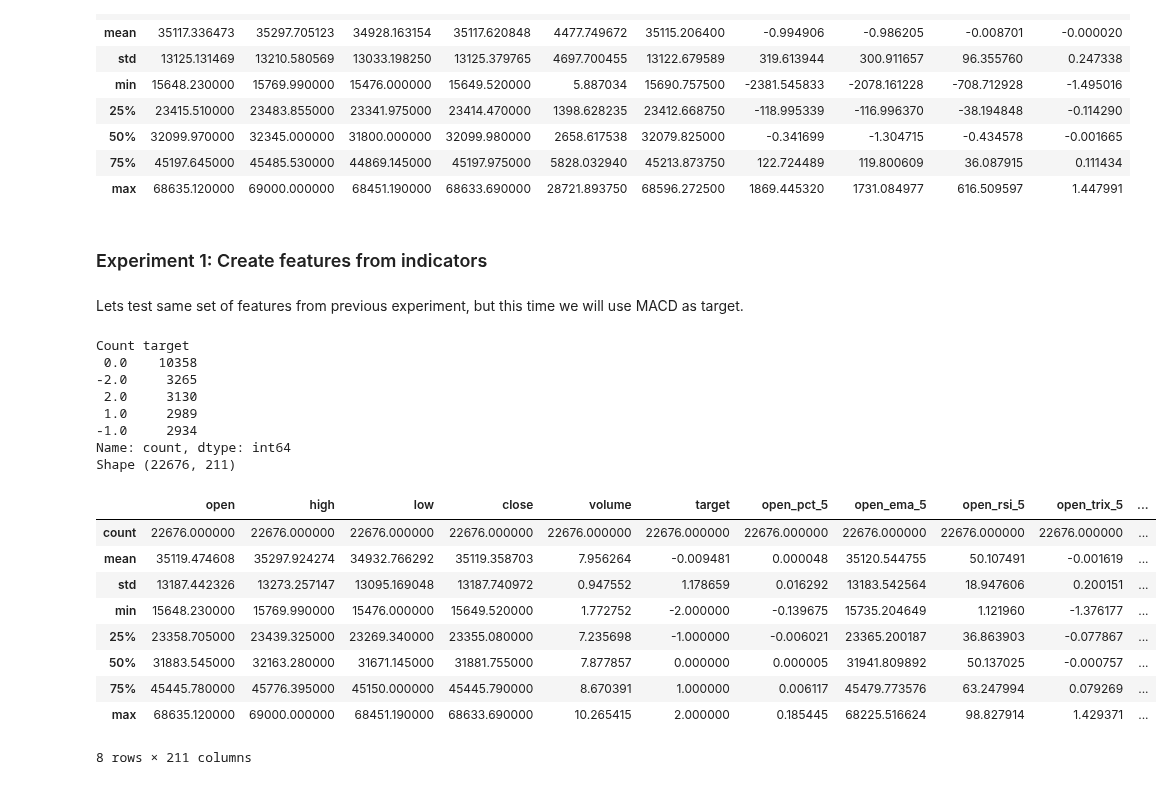
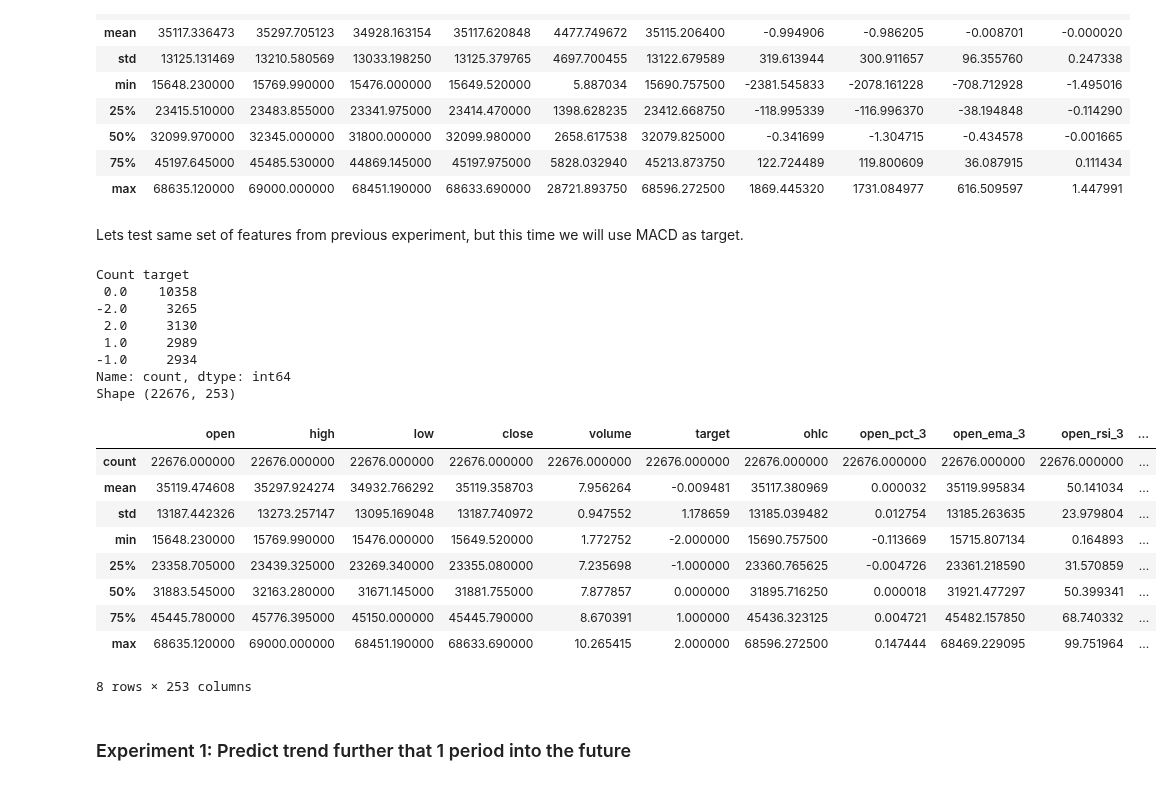
Before and after one commit to natapone/btc_live_price_prediction, a Jupyter notebook: 03_model_improvement.ipynb, the cells around one changed output. Cells and saved outputs as stored; diff of their text form; code cells hidden in the pictures.

```diff
--- a/03_model_improvement.ipynb
+++ b/03_model_improvement.ipynb
@@ -86,8 +86,6 @@ df.describe()
 | 50% | 32099.970000 | 32345.000000 | 31800.000000 | 32099.980000 | 2658.617538 | 32079.825000 | -0.341699 | -1.304715 | -0.434578 | -0.001665 |
 | 75% | 45197.645000 | 45485.530000 | 44869.145000 | 45197.975000 | 5828.032940 | 45213.873750 | 122.724489 | 119.800609 | 36.087915 | 0.111434 |
 | max | 68635.120000 | 69000.000000 | 68451.190000 | 68633.690000 | 28721.893750 | 68596.272500 | 1869.445320 | 1731.084977 | 616.509597 | 1.447991 |
-# %% [markdown]
-### Experiment 1: Create features from indicators
 # %% [markdown]
 Lets test same set of features from previous experiment, but this time we will use MACD as target.
 # %%
@@ -129,11 +127,14 @@ def get_features_v1(df):
     df = df.copy()
 
     # List of periods
-    periods = [5, 10, 20, 40, 80]
+    periods = [3, 5, 10, 20, 40, 80]
     inputs = ['open', 'high', 'low', 'close', 'volume']
 
     # log volume
     df['volume'] = np.log(df['volume'])
+
+    # ohlc
+    df['ohlc'] = (df['open'] + df['high'] + df['low'] + df['close']) / 4
 
     # loop periods and inputs
     for period in periods:
@@ -185,41 +186,44 @@ def get_features_v1(df):
 
         # DX
         df.loc[:, f'price_dx_{period}'] = talib.DX(df['high'].values, df['low'].values, df['close'].values, timeperiod=period)
 
+
     df = df.copy()
 
     return df
 
 df = read_hist_data()
 df = get_target_next_macd(df)
 df = get_features_v1(df)
 df = df.dropna()
 
 # print(df.head(5))
 # print(df.tail(5))
 
 # Count target values
 print("Count", df['target'].value_counts())
 
 print("Shape", df.shape)
 
 df.describe()
 # %% [output]
 Count target
  0.0    10358
 -2.0     3265
  2.0     3130
  1.0     2989
 -1.0     2934
 Name: count, dtype: int64
-Shape (22676, 211)
+Shape (22676, 253)
-|  | open | high | low | close | volume | target | open_pct_5 | open_ema_5 | open_rsi_5 | open_trix_5 | ... |
+|  | open | high | low | close | volume | target | ohlc | open_pct_3 | open_ema_3 | open_rsi_3 | ... |
 | count | 22676.000000 | 22676.000000 | 22676.000000 | 22676.000000 | 22676.000000 | 22676.000000 | 22676.000000 | 22676.000000 | 22676.000000 | 22676.000000 | ... |
-| mean | 35119.474608 | 35297.924274 | 34932.766292 | 35119.358703 | 7.956264 | -0.009481 | 0.000048 | 35120.544755 | 50.107491 | -0.001619 | ... |
-| std | 13187.442326 | 13273.257147 | 13095.169048 | 13187.740972 | 0.947552 | 1.178659 | 0.016292 | 13183.542564 | 18.947606 | 0.200151 | ... |
-| min | 15648.230000 | 15769.990000 | 15476.000000 | 15649.520000 | 1.772752 | -2.000000 | -0.139675 | 15735.204649 | 1.121960 | -1.376177 | ... |
-| 25% | 23358.705000 | 23439.325000 | 23269.340000 | 23355.080000 | 7.235698 | -1.000000 | -0.006021 | 23365.200187 | 36.863903 | -0.077867 | ... |
-| 50% | 31883.545000 | 32163.280000 | 31671.145000 | 31881.755000 | 7.877857 | 0.000000 | 0.000005 | 31941.809892 | 50.137025 | -0.000757 | ... |
-| 75% | 45445.780000 | 45776.395000 | 45150.000000 | 45445.790000 | 8.670391 | 1.000000 | 0.006117 | 45479.773576 | 63.247994 | 0.079269 | ... |
-| max | 68635.120000 | 69000.000000 | 68451.190000 | 68633.690000 | 10.265415 | 2.000000 | 0.185445 | 68225.516624 | 98.827914 | 1.429371 | ... |
+| mean | 35119.474608 | 35297.924274 | 34932.766292 | 35119.358703 | 7.956264 | -0.009481 | 35117.380969 | 0.000032 | 35119.995834 | 50.141034 | ... |
+| std | 13187.442326 | 13273.257147 | 13095.169048 | 13187.740972 | 0.947552 | 1.178659 | 13185.039482 | 0.012754 | 13185.263635 | 23.979804 | ... |
+| min | 15648.230000 | 15769.990000 | 15476.000000 | 15649.520000 | 1.772752 | -2.000000 | 15690.757500 | -0.113669 | 15715.807134 | 0.164893 | ... |
+| 25% | 23358.705000 | 23439.325000 | 23269.340000 | 23355.080000 | 7.235698 | -1.000000 | 23360.765625 | -0.004726 | 23361.218590 | 31.570859 | ... |
+| 50% | 31883.545000 | 32163.280000 | 31671.145000 | 31881.755000 | 7.877857 | 0.000000 | 31895.716250 | 0.000018 | 31921.477297 | 50.399341 | ... |
+| 75% | 45445.780000 | 45776.395000 | 45150.000000 | 45445.790000 | 8.670391 | 1.000000 | 45436.323125 | 0.004721 | 45482.157850 | 68.740332 | ... |
+| max | 68635.120000 | 69000.000000 | 68451.190000 | 68633.690000 | 10.265415 | 2.000000 | 68596.272500 | 0.147444 | 68469.229095 | 99.751964 | ... |
-8 rows × 211 columns
+8 rows × 253 columns
+# %% [markdown]
+### Experiment 1: Predict trend further that 1 period into the future
```
Also changed, not shown: parts of 13 cells of this notebook.
